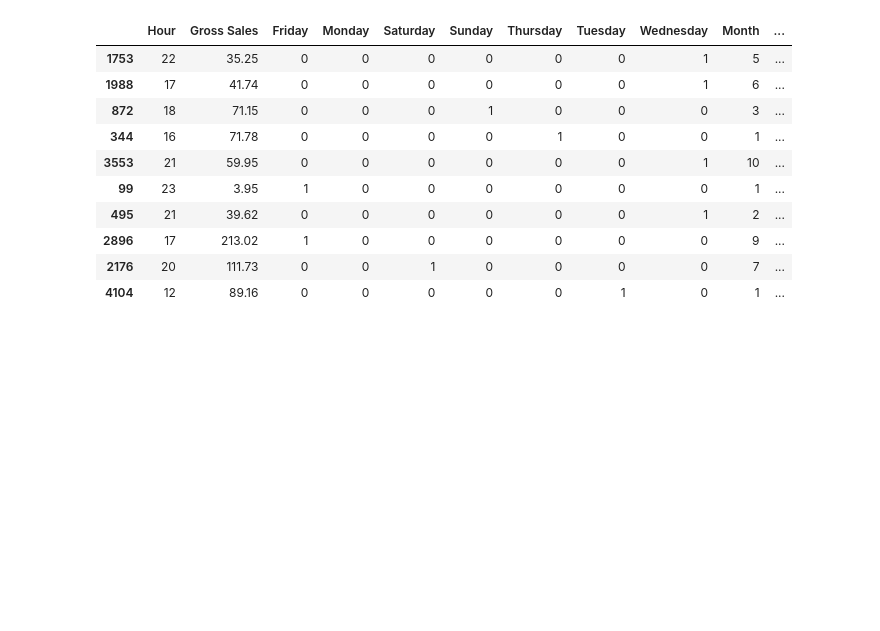
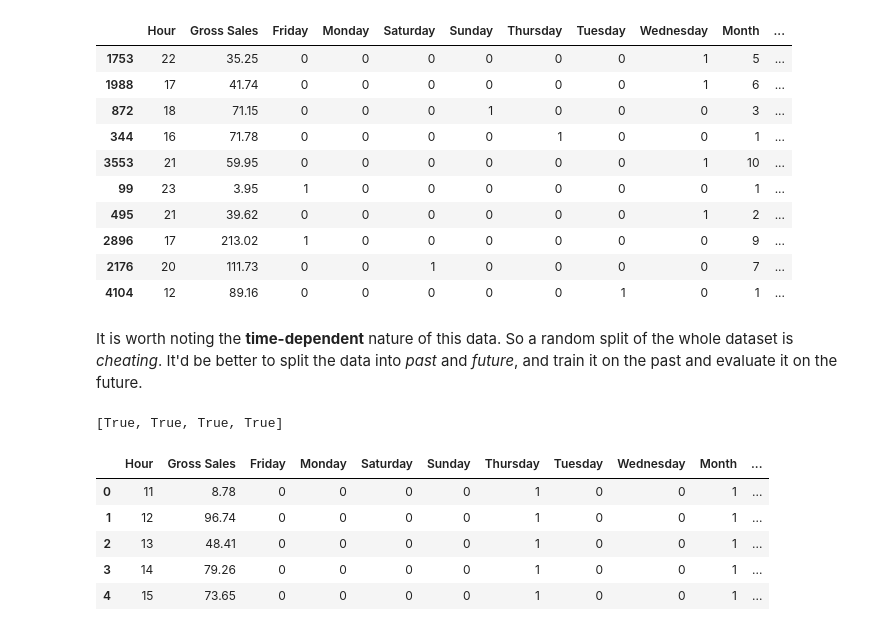
Before and after one commit to jtwang1027/business_analysis, a Jupyter notebook: multiple_linear_regression.ipynb, the cells around one changed output. Drawn from its saved outputs; the diff is of its cells as text; code cells hidden in the pictures; blank space fills up the shorter version.

```diff
--- a/multiple_linear_regression.ipynb
+++ b/multiple_linear_regression.ipynb
@@ -26,3 +26,5 @@ data1.sample(10)
 | 2896 | 17 | 213.02 | 1 | 0 | 0 | 0 | 0 | 0 | 0 | 9 | ... |
 | 2176 | 20 | 111.73 | 0 | 0 | 1 | 0 | 0 | 0 | 0 | 7 | ... |
 | 4104 | 12 | 89.16 | 0 | 0 | 0 | 0 | 0 | 1 | 0 | 1 | ... |
+# %% [markdown]
+It is worth noting the **time-dependent** nature of this data. So a random split of the whole dataset is *cheating*. It'd be better to split the data into *past* and *future*, and train it on the past and evaluate it on the future.
@@ -28,0 +33,4 @@ data1.sample(10)
+# %%
+[True]*4
+# %% [output]
+[True, True, True, True]
@@ -28,0 +39,10 @@ data1.sample(10)
+# %%
+#check that the df is sorted
+data1.head(5)
+# %% [output]
+|  | Hour | Gross Sales | Friday | Monday | Saturday | Sunday | Thursday | Tuesday | Wednesday | Month | ... |
+| 0 | 11 | 8.78 | 0 | 0 | 0 | 0 | 1 | 0 | 0 | 1 | ... |
+| 1 | 12 | 96.74 | 0 | 0 | 0 | 0 | 1 | 0 | 0 | 1 | ... |
+| 2 | 13 | 48.41 | 0 | 0 | 0 | 0 | 1 | 0 | 0 | 1 | ... |
+| 3 | 14 | 79.26 | 0 | 0 | 0 | 0 | 1 | 0 | 0 | 1 | ... |
+| 4 | 15 | 73.65 | 0 | 0 | 0 | 0 | 1 | 0 | 0 | 1 | ... |
```
Also changed, not shown: parts of 15 cells of this notebook.
